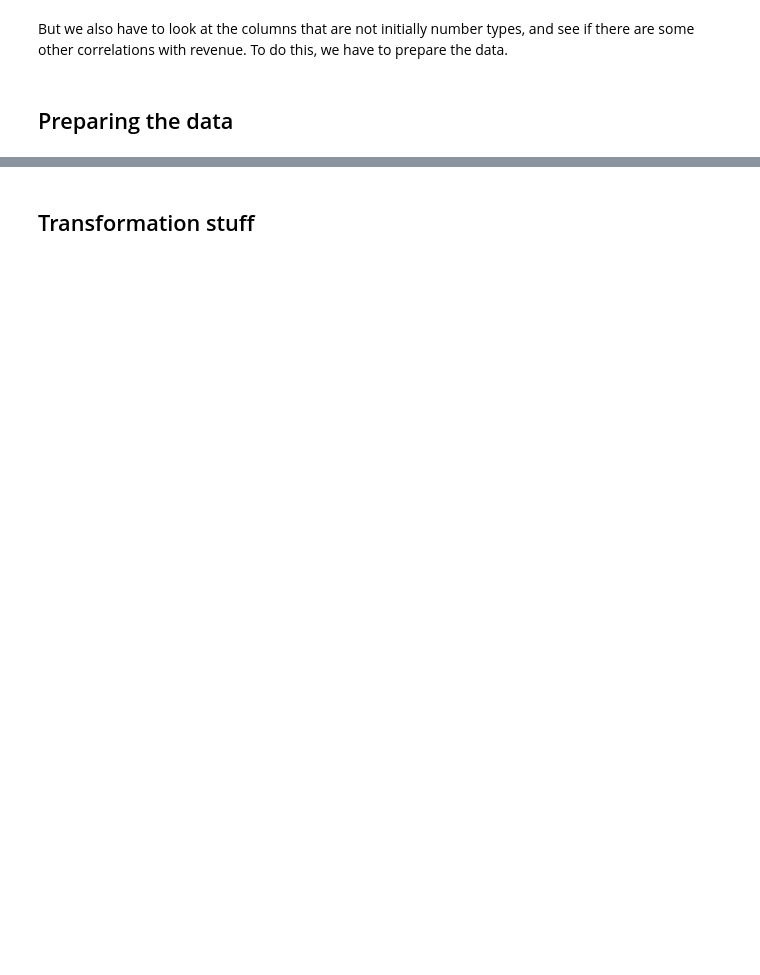
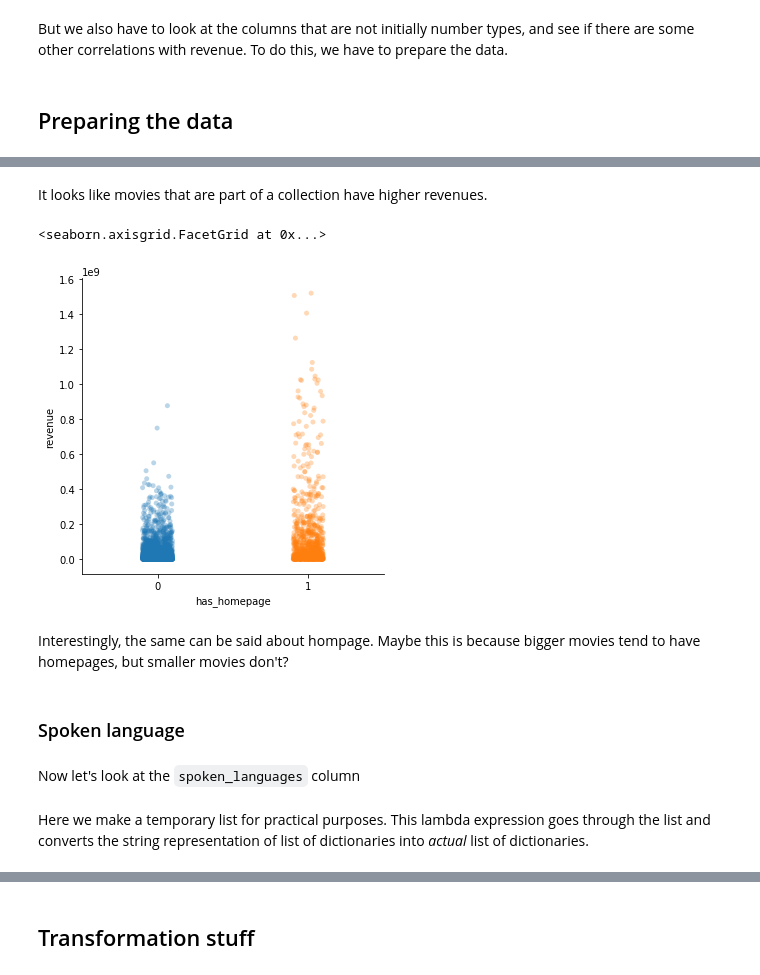
Before and after one commit to jhoffis/Oblig2, a Jupyter notebook: Jostein.ipynb, the cells around one changed output, grey strips where cells are left out. Drawn from its saved outputs; the diff is of its cells as text; code cells hidden in the pictures; blank space fills up the shorter version.

```diff
--- a/Jostein.ipynb
+++ b/Jostein.ipynb
@@ -178,0 +191,13 @@ train_copy.head(-1)
+# %% [markdown]
+It looks like movies that are part of a collection have higher revenues.
+# %%
+sns.catplot(x="has_homepage", y="revenue", alpha=0.3, data=train_copy)
+# %% [output]
+<seaborn.axisgrid.FacetGrid at 0x...>
+[figure, added]
+# %% [markdown]
+Interestingly, the same can be said about hompage. Maybe this is because bigger movies tend to have homepages, but smaller movies don't?
+# %% [markdown]
+### Spoken language
+# %% [markdown]
+Now let's look at the ``spoken_languages`` column
@@ -178,0 +206,2 @@ train_copy.head(-1)
+# %% [markdown]
+Here we make a temporary list for practical purposes. This lambda expression goes through the list and converts the string representation of list of dictionaries into *actual* list of dictionaries.
```
Also changed, not shown: parts of 76 cells of this notebook, 1 other file.
